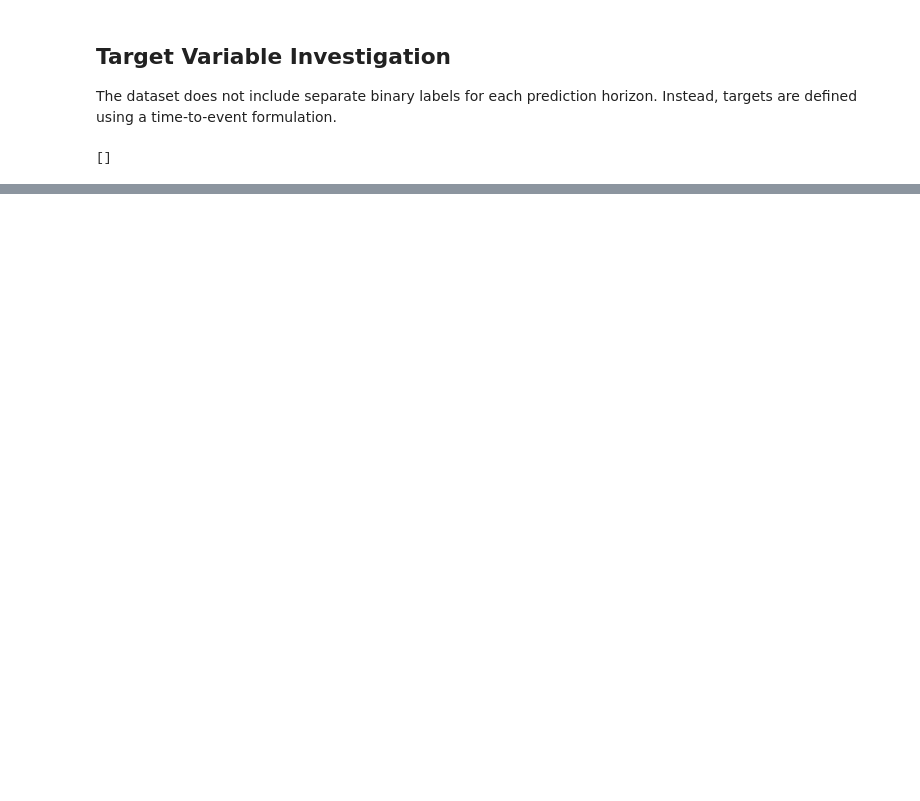
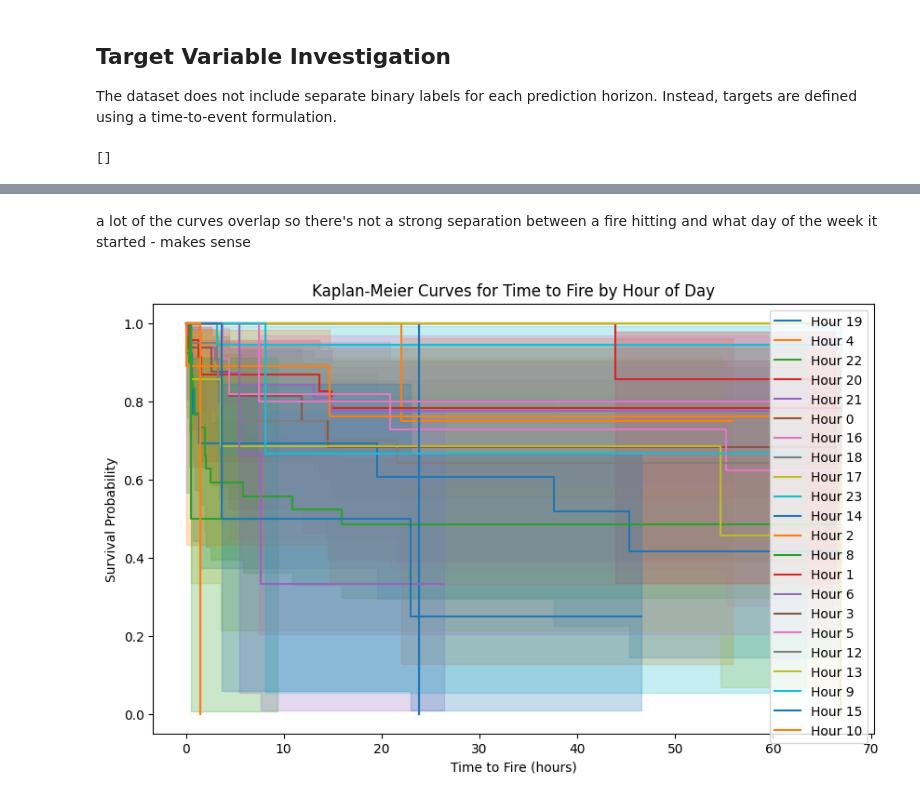
Before and after one commit to DannieciaGray/Wildfire-Prediction-WIDS-Datathon-2026, a Jupyter notebook: eda.ipynb, the cells around one changed output, grey strips where cells are left out. Cells and saved outputs as stored; diff of their text form; code cells hidden in the pictures; blank space fills up the shorter version.

```diff
--- a/eda.ipynb
+++ b/eda.ipynb
@@ -79,0 +141,22 @@ Fires with event == 0 are treated as right-censored observations. This formulati
+# %% [markdown]
+a lot of the curves overlap so there's not a strong separation between a fire hitting and what day of the week it started - makes sense
+# %%
+# 3. by hour of day (using event_start_hour)
+kmf = KaplanMeierFitter()
+hours = train["event_start_hour"].unique()
+plt.figure(figsize=(10, 6))
+for hour in hours:
+    subset = train[train["event_start_hour"] == hour]
+    kmf.fit(
+        durations=subset["time_to_hit_hours"],
+        event_observed=subset["event"],
+        label=f"Hour {hour}"
+    )
+    kmf.plot_survival_function()
+plt.title("Kaplan-Meier Curves for Time to Fire by Hour of Day")
+plt.xlabel("Time to Fire (hours)")
+plt.ylabel("Survival Probability")
+plt.legend(loc ="upper right")
+plt.show()
+# %% [output]
+[figure, added]
```
Also changed, not shown: parts of 12 cells of this notebook.
